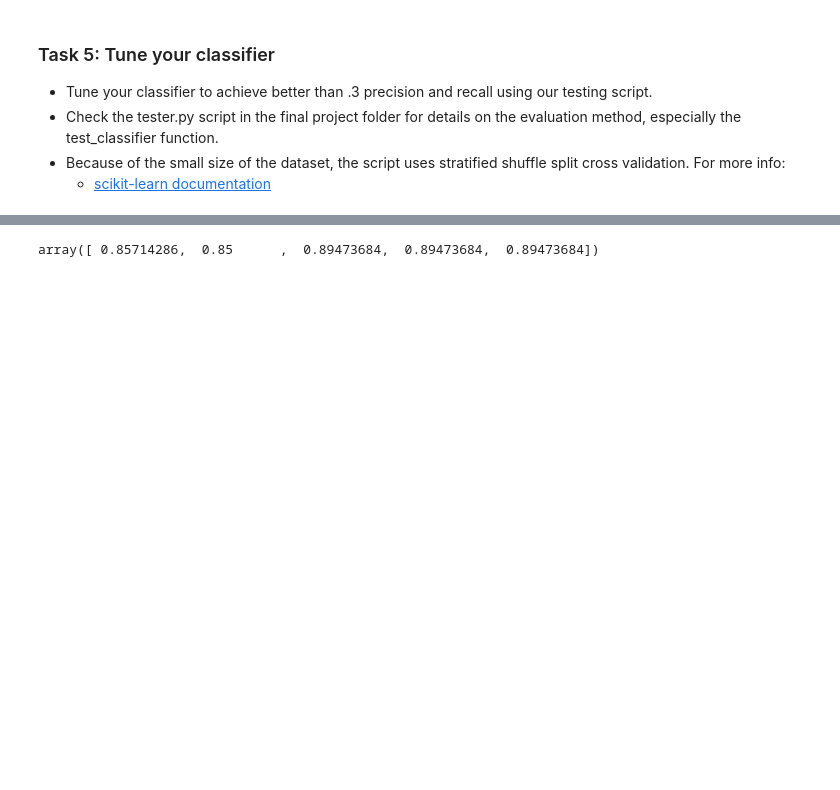
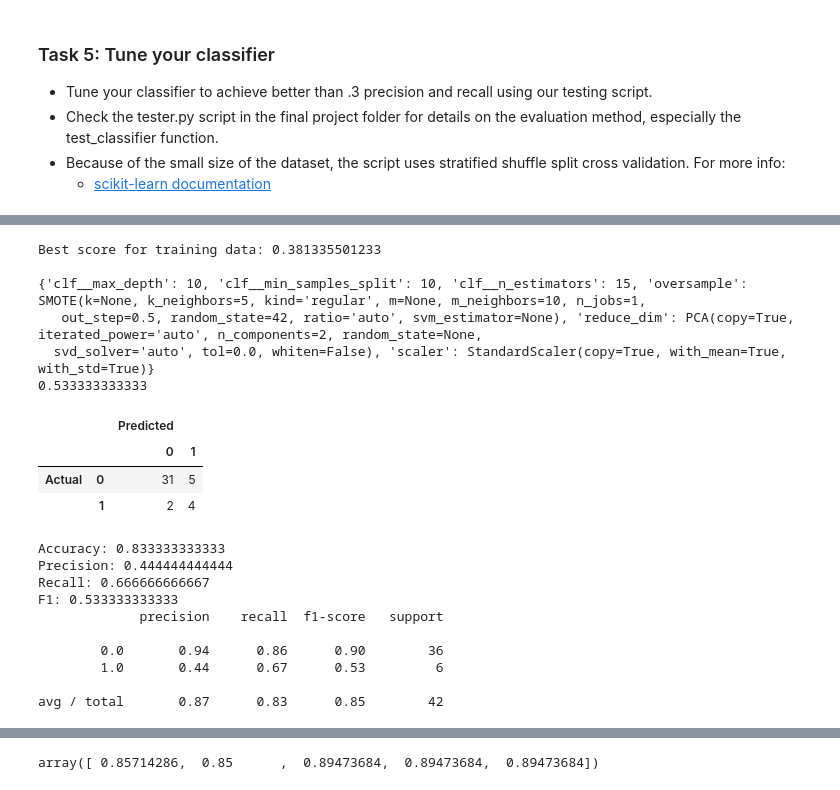
Before and after one commit to gisledb/udacity_nanodegree, a Jupyter notebook: p5_machine_learning/course_files/ud120-projects-master/final_project/poi_id.ipynb, the cells around one changed output, grey strips where cells are left out. Saved outputs shown, nothing was run; the diff lists cells and outputs as text; code cells hidden in the pictures; blank space fills up the shorter version.

Commit message:
Tuning random forest classifier.

```diff
--- a/p5_machine_learning/course_files/ud120-projects-master/final_project/poi_id.ipynb
+++ b/p5_machine_learning/course_files/ud120-projects-master/final_project/poi_id.ipynb
@@ -787,0 +825,6 @@ Based on the F1 scores the random forest and linear SVC classifiers shows the mo
+# %%
+pipeline.fit(features_train, labels_train)
+
+pred = pipeline.predict(features_test)
+
+print(classification_report(labels_test, pred))
@@ -787,0 +884,11 @@ Based on the F1 scores the random forest and linear SVC classifiers shows the mo
+# %%
+from imblearn.pipeline import Pipeline
+
+# Pipelines
+
+rf_pipeline = Pipeline(steps=[
+    ('oversample', SMOTE(random_state=42)),
+    ('scaler', StandardScaler()),
+    ('reduce_dim', PCA()),
+    ('clf', RandomForestClassifier(criterion='entropy'))
+])
@@ -787,0 +945,9 @@ Based on the F1 scores the random forest and linear SVC classifiers shows the mo
+# %%
+import warnings
+warnings.filterwarnings('ignore')
+
+rf_grid_search = GridSearchCV(estimator=rf_pipeline, param_grid=rf_param_grid, n_jobs=-1, scoring='f1')
+
+rf_grid_search.fit(features_train, labels_train)
+
+warnings.filterwarnings('default')
@@ -787,0 +969,38 @@ Based on the F1 scores the random forest and linear SVC classifiers shows the mo
+# %%
+print('Best score for training data:', rf_grid_search.best_score_)
+print('')
+
+print(rf_grid_search.best_params_)
+print(rf_grid_search.score(features_test, labels_test))
+
+pred = rf_grid_search.predict(features_test)
+
+
+display_confusion_matrix(labels_test, pred)
+print("Accuracy:", accuracy_score(labels_test, pred))
+print("Precision:", precision_score(labels_test, pred))
+print("Recall:", recall_score(labels_test, pred))
+print("F1:", f1_score(labels_test, pred))
+
+print(classification_report(labels_test, pred))
+# %% [output]
+Best score for training data: 0.381335501233
+
+{'clf__max_depth': 10, 'clf__min_samples_split': 10, 'clf__n_estimators': 15, 'oversample': SMOTE(k=None, k_neighbors=5, kind='regular', m=None, m_neighbors=10, n_jobs=1,
+   out_step=0.5, random_state=42, ratio='auto', svm_estimator=None), 'reduce_dim': PCA(copy=True, iterated_power='auto', n_components=2, random_state=None,
+  svd_solver='auto', tol=0.0, whiten=False), 'scaler': StandardScaler(copy=True, with_mean=True, with_std=True)}
+0.533333333333
+|  |  | Predicted |  |
+|  |  | 0 | 1 |
+| Actual | 0 | 31 | 5 |
+|  | 1 | 2 | 4 |
+Accuracy: 0.833333333333
+Precision: 0.444444444444
+Recall: 0.666666666667
+F1: 0.533333333333
+             precision    recall  f1-score   support
+
+        0.0       0.94      0.86      0.90        36
+        1.0       0.44      0.67      0.53         6
+
+avg / total       0.87      0.83      0.85        42
```
Also changed, not shown: parts of 30 cells of this notebook.
